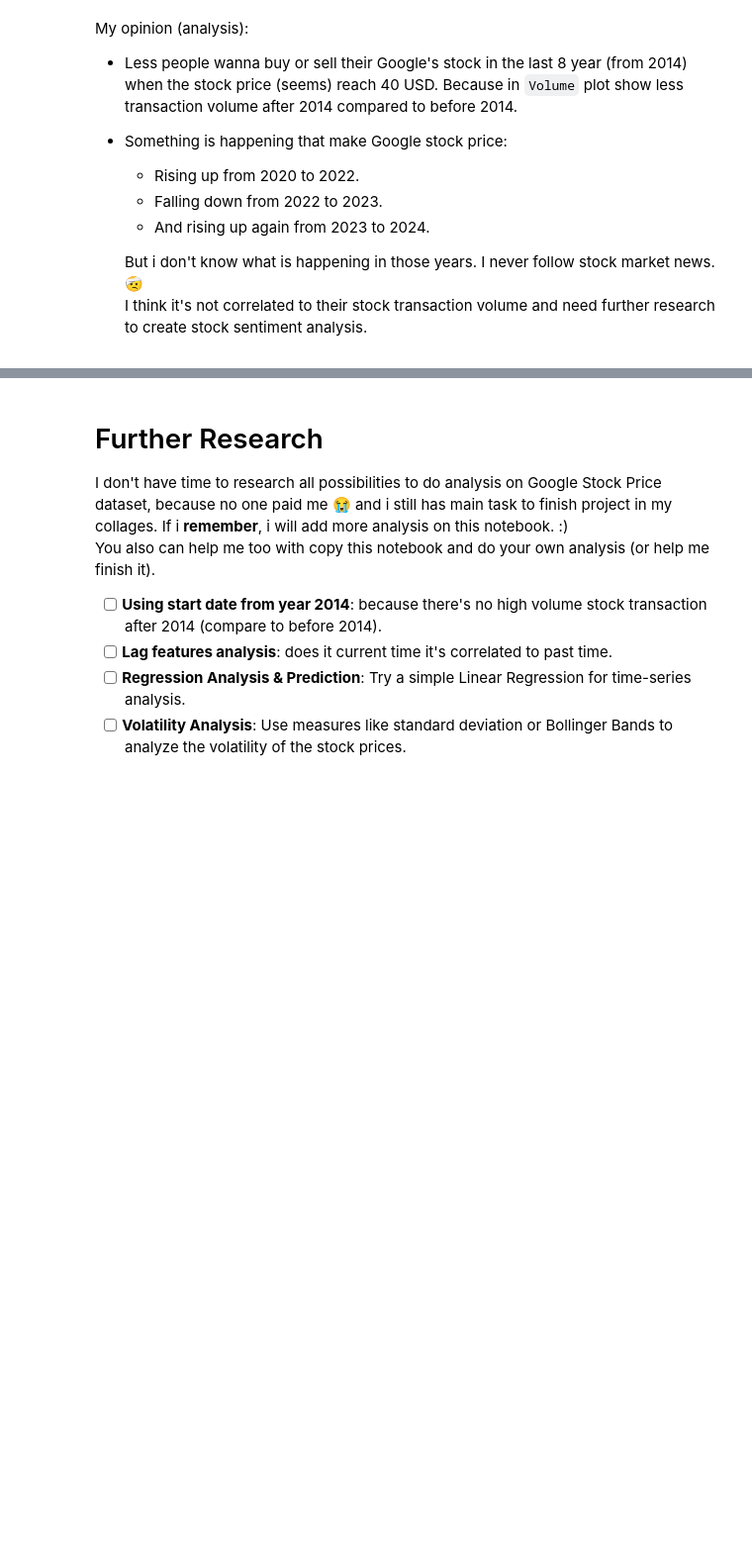
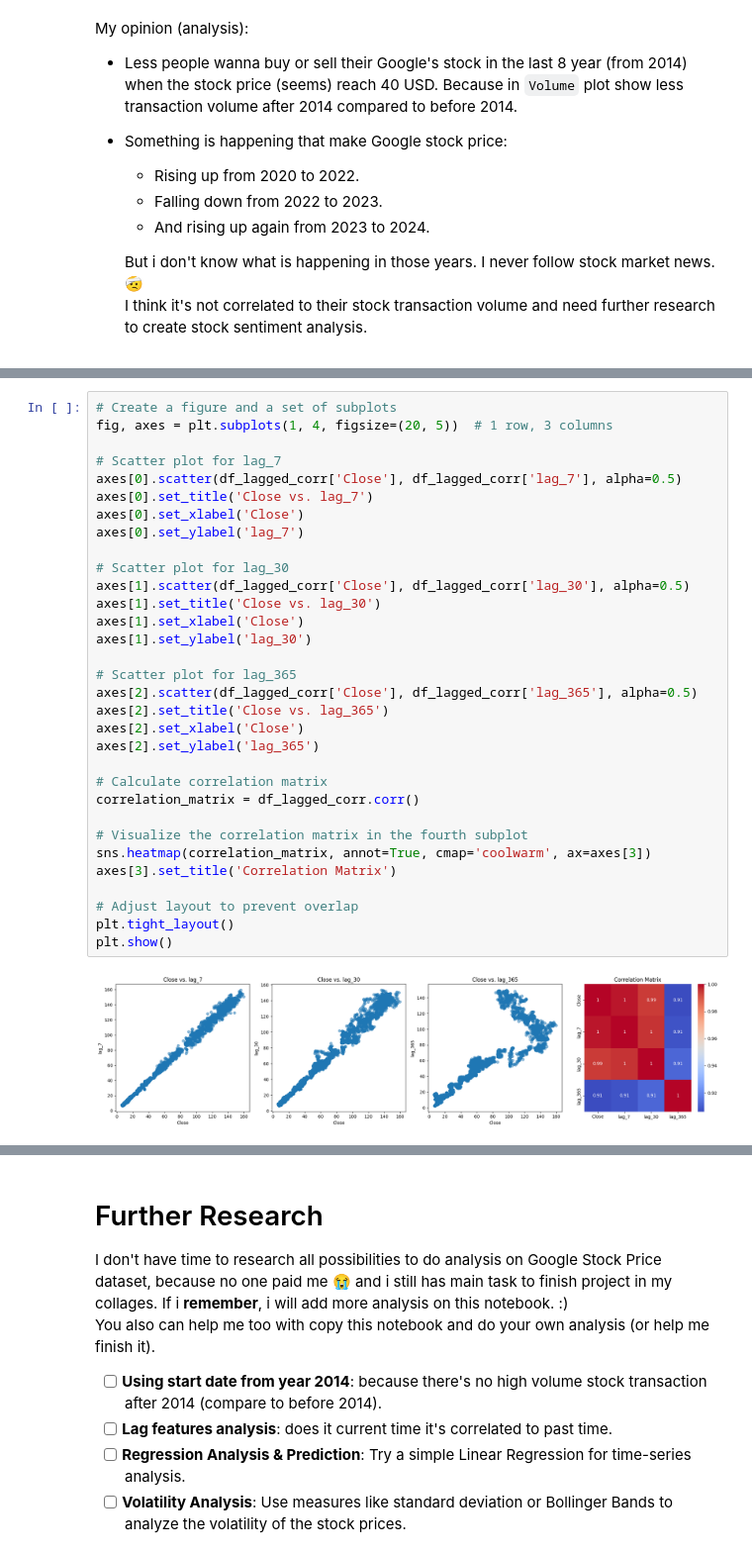
Before and after one commit to Kingki19/Stock-Market-Analysis-and-Prediction-A-study-case-for-Google, a Jupyter notebook: Stock Market Analysis: A study case for Google.ipynb, the cells around one changed output, grey strips where cells are left out. Shown at 99% size. Cells and saved outputs as stored; diff of their text form; blank space fills up the shorter version.

```diff
--- a/Stock Market Analysis: A study case for Google.ipynb
+++ b/Stock Market Analysis: A study case for Google.ipynb
@@ -174,0 +209,34 @@ My opinion (analysis):
+# %%
+# Create a figure and a set of subplots
+fig, axes = plt.subplots(1, 4, figsize=(20, 5))  # 1 row, 3 columns
+
+# Scatter plot for lag_7
+axes[0].scatter(df_lagged_corr['Close'], df_lagged_corr['lag_7'], alpha=0.5)
+axes[0].set_title('Close vs. lag_7')
+axes[0].set_xlabel('Close')
+axes[0].set_ylabel('lag_7')
+
+# Scatter plot for lag_30
+axes[1].scatter(df_lagged_corr['Close'], df_lagged_corr['lag_30'], alpha=0.5)
+axes[1].set_title('Close vs. lag_30')
+axes[1].set_xlabel('Close')
+axes[1].set_ylabel('lag_30')
+
+# Scatter plot for lag_365
+axes[2].scatter(df_lagged_corr['Close'], df_lagged_corr['lag_365'], alpha=0.5)
+axes[2].set_title('Close vs. lag_365')
+axes[2].set_xlabel('Close')
+axes[2].set_ylabel('lag_365')
+
+# Calculate correlation matrix
+correlation_matrix = df_lagged_corr.corr()
+
+# Visualize the correlation matrix in the fourth subplot
+sns.heatmap(correlation_matrix, annot=True, cmap='coolwarm', ax=axes[3])
+axes[3].set_title('Correlation Matrix')
+
+# Adjust layout to prevent overlap
+plt.tight_layout()
+plt.show()
+# %% [output]
+[figure, added]
```
Also changed, not shown: parts of 22 cells of this notebook.
